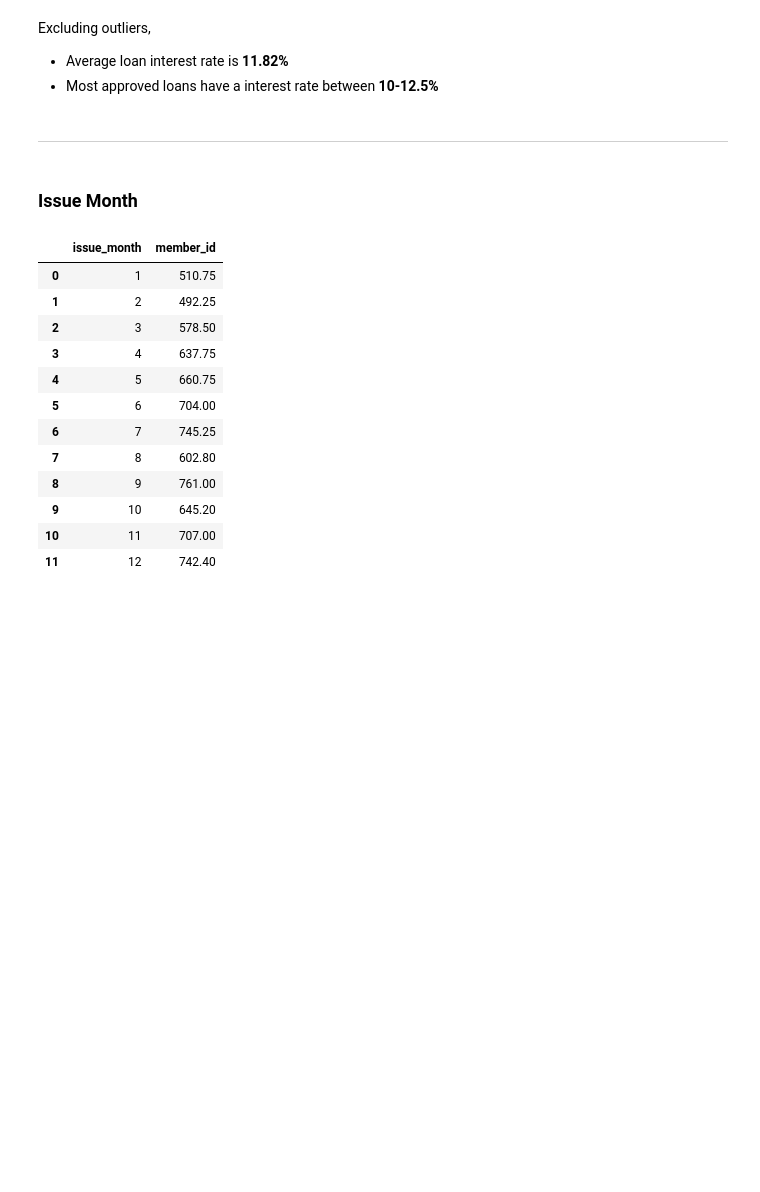
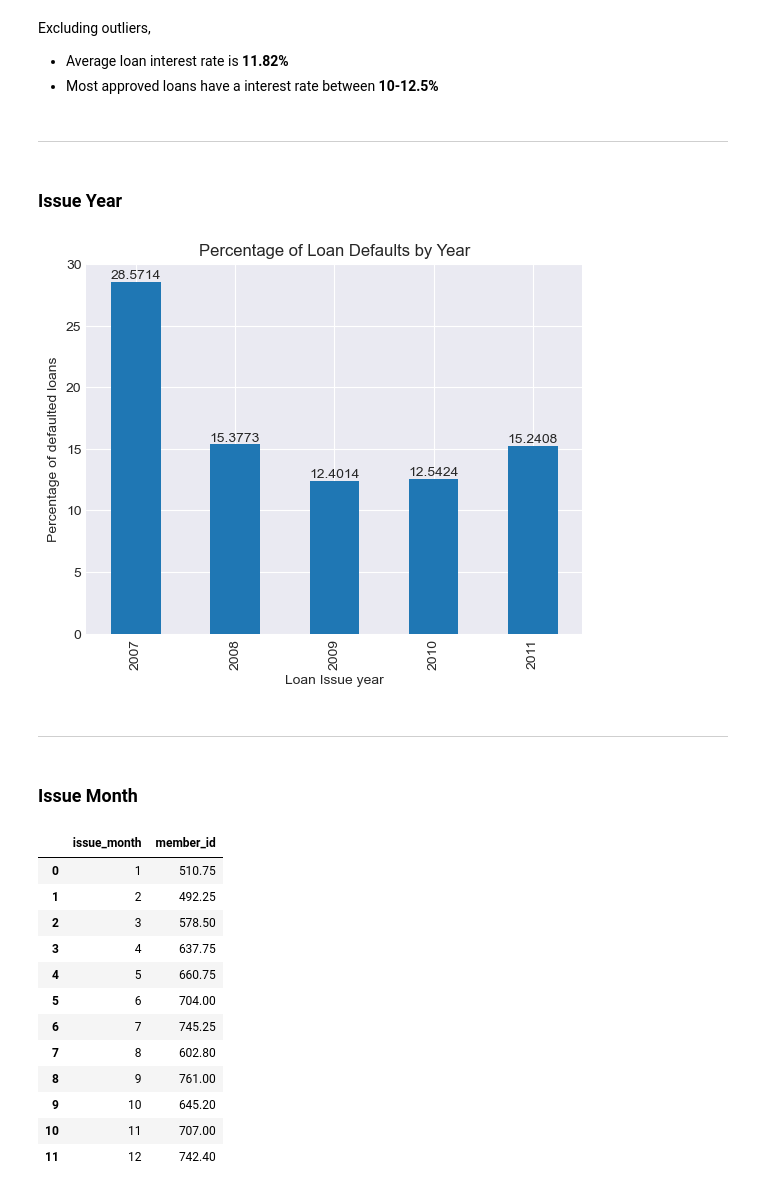
Before and after one commit to cyberpirate92/lending-club-case-study, a Jupyter notebook: Lending Club Case Study.ipynb, the cells around one changed output. Cells and saved outputs as stored; diff of their text form; code cells hidden in the pictures; blank space fills up the shorter version.

```diff
--- a/Lending Club Case Study.ipynb
+++ b/Lending Club Case Study.ipynb
@@ -737,6 +752,21 @@ Excluding outliers,
 - Most approved loans have a interest rate between __10-12.5%__
 # %% [markdown]
 ---
+# %% [markdown]
+### Issue Year
+# %%
+default_percentage_by_year = (loan_data[loan_data.loan_status=='Charged Off'].groupby(by='issue_year')['loan_status'].count() / loan_data.groupby(by='issue_year')['loan_status'].count()) * 100
+# %%
+bar_ax = default_percentage_by_year.plot.bar()
+bar_ax.bar_label(bar_ax.containers[0])
+plt.title('Percentage of Loan Defaults by Year')
+plt.xlabel('Loan Issue year')
+plt.ylabel('Percentage of defaulted loans')
+plt.show()
+# %% [output]
+[figure, added]
+# %% [markdown]
+---
 # %% [markdown]
 ### Issue Month
 # %%
```
Also changed, not shown: parts of 54 cells of this notebook.
